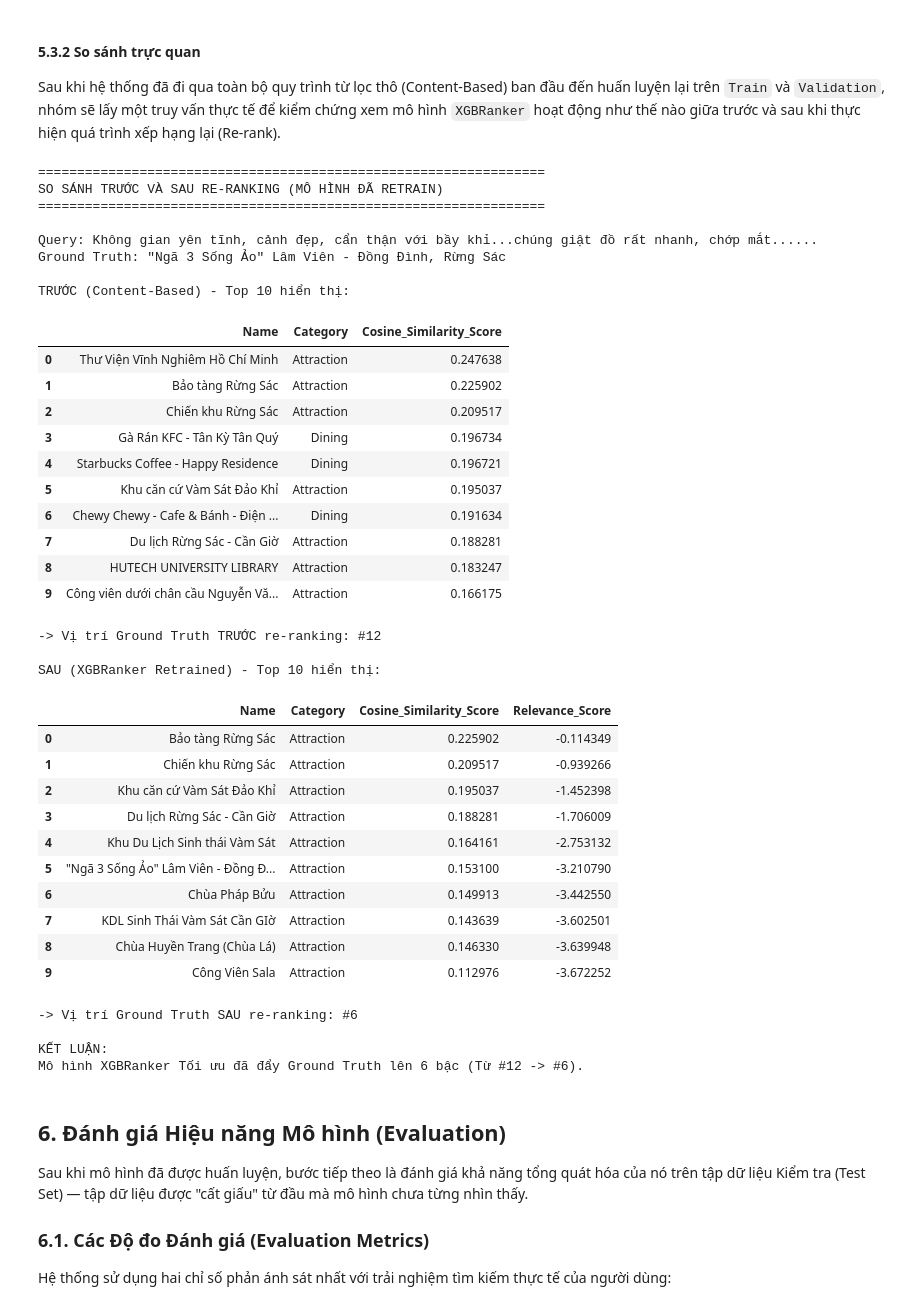
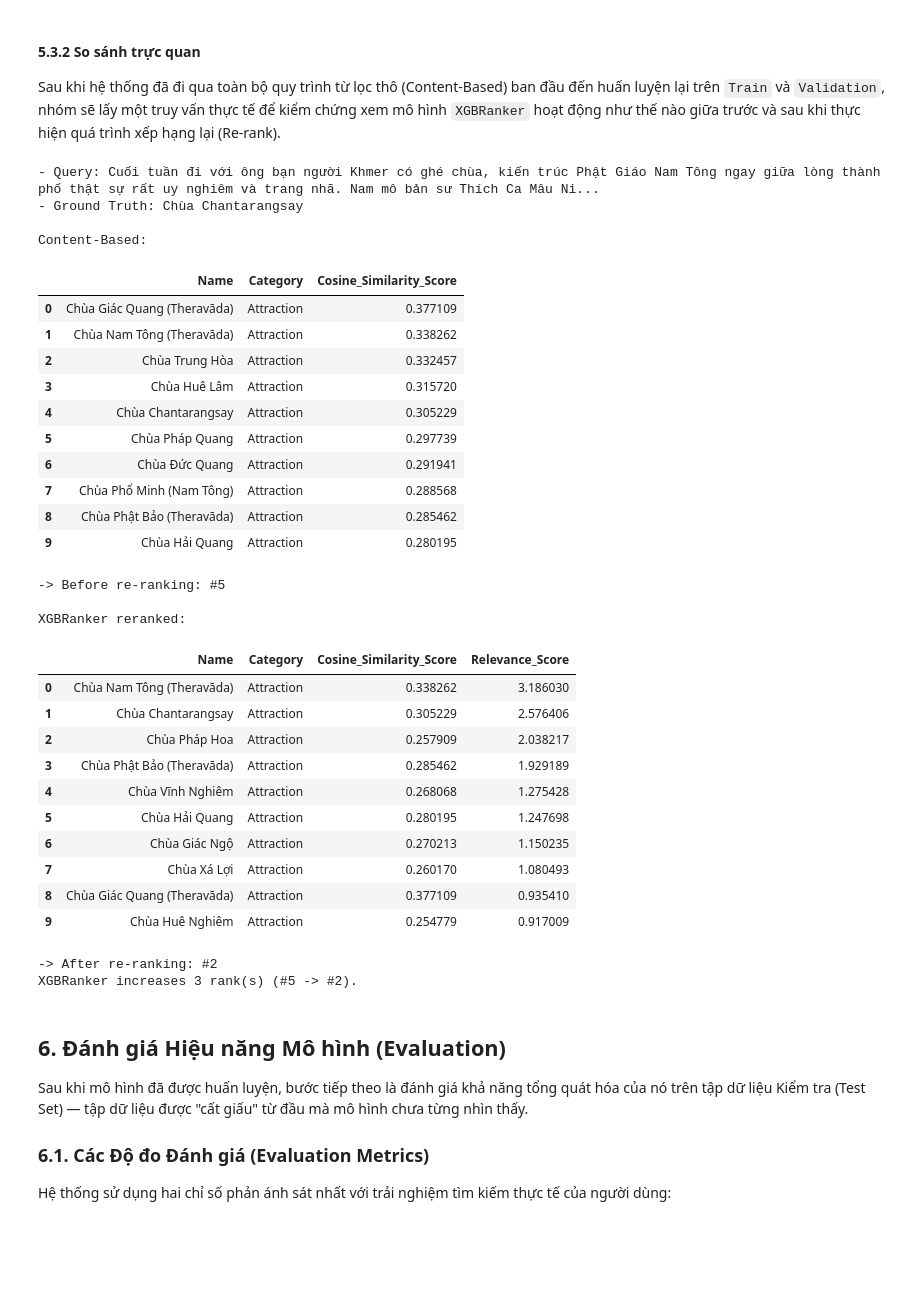
Before and after one commit to hnhan2005/CSC14005_IntroToML_Lab, a Jupyter notebook: notebooks/hybrid.ipynb, the cells around one changed output. Drawn from its saved outputs; the diff is of its cells as text; code cells hidden in the pictures; blank space fills up the shorter version.

```diff
--- a/notebooks/hybrid.ipynb
+++ b/notebooks/hybrid.ipynb
@@ -657,7 +657,7 @@ class TqdmXGBCallback(xgb_callback.TrainingCallback):
             total=self.n_estimators,
             desc='Training XGBoost',
             unit='tree',
-            ncols=100,
+            dynamic_ncols=True,
             bar_format='{l_bar}{bar}| {n_fmt}/{total_fmt} [{elapsed}<{remaining}, {rate_fmt}] {postfix}'
         )
         return model
@@ -673,7 +673,8 @@ class TqdmXGBCallback(xgb_callback.TrainingCallback):
                 for metric_name, values in metric_dict.items():
                     if values:  # Nếu có giá trị
                         value = values[-1]  # Lấy giá trị mới nhất
-                        key = f"{data_name}_{metric_name}"
+                        short_name = data_name.replace('validation_0', 'train').replace('validation_1', 'validation')
+                        key = f"{short_name}_{metric_name}"
                         metrics[key] = f"{value:.5f}"
 
                         # Track best score cho validation set
@@ -1417,9 +1401,9 @@ Sau khi hệ thống đã đi qua toàn bộ quy trình từ lọc thô (Content
 # %%
 # Test với 1 query mẫu - So sánh trước và sau re-ranking (Dùng model đã Retrain)
 if len(df_valid) > 0:
-    # Lấy 1 sample từ tập Validation (hoặc có thể đổi thành tập Test nếu bạn muốn)
-    sample_query = str(df_valid.iloc[2]['Comment'])
-    sample_ground_truth = df_valid.iloc[2]['Name']
+    # Lấy 1 sample từ tập Validation
+    sample_query = str(df_valid.iloc[8]['Comment'])
+    sample_ground_truth = df_valid.iloc[8]['Name']
 
     print(f"\n- Query: {sample_query[:200]}...")
     print(f"- Ground Truth: {sample_ground_truth}")
@@ -1440,66 +1424,60 @@ if len(df_valid) > 0:
         print(f"-> Ground truth is not in Top 100 before re-ranking.")
 
     # SAU RE-RANKING
     # SỰ THAY ĐỔI QUAN TRỌNG: Gọi hàm rerank từ biến xgb_ranker_retrained
     xgb_candidates = xgb_ranker_retrained.rerank(sample_query, top_k=100)
 
     print(f"\nXGBRanker reranked:")
     display(xgb_candidates[['Name', 'Category', 'Cosine_Similarity_Score', 'Relevance_Score']].head(10))
 
     # Kiểm tra vị trí Ground Truth SAU re-ranking
     xgb_names = xgb_candidates['Name'].tolist()
     if sample_ground_truth in xgb_names:
         xgb_rank = xgb_names.index(sample_ground_truth) + 1
         print(f"-> After re-ranking: #{xgb_rank}")
     else:
         xgb_rank = None
         print(f"-> Ground Truth is not in Top 100 after re-ranking.")
 
     if cbf_rank is not None and xgb_rank is not None:
         if xgb_rank < cbf_rank:
             print(f"XGBRanker increases {cbf_rank - xgb_rank} rank(s) (#{cbf_rank} -> #{xgb_rank}).")
         elif xgb_rank == cbf_rank:
             print(f"XGBRanker maintains at #{xgb_rank}).")
         else:
             print(f"XGBRanker decreases {xgb_rank - cbf_rank} rank(s) (#{cbf_rank} -> #{xgb_rank}).")
 # %% [output]
-=================================================================
-SO SÁNH TRƯỚC VÀ SAU RE-RANKING (MÔ HÌNH ĐÃ RETRAIN)
-=================================================================
+- Query: Cuối tuần đi với ông bạn người Khmer có ghé chùa, kiến trúc Phật Giáo Nam Tông ngay giữa lòng thành phố thật sự rất uy nghiêm và trang nhã. Nam mô bản sư Thích Ca Mâu Ni...
+- Ground Truth: Chùa Chantarangsay
 
-Query: Không gian yên tĩnh, cảnh đẹp, cẩn thận với bầy khỉ...chúng giật đồ rất nhanh, chớp mắt......
-Ground Truth: "Ngã 3 Sống Ảo" Lâm Viên - Đồng Đình, Rừng Sác
-
-TRƯỚC (Content-Based) - Top 10 hiển thị:
+Content-Based:
 |  | Name | Category | Cosine_Similarity_Score |
-| 0 | Thư Viện Vĩnh Nghiêm Hồ Chí Minh | Attraction | 0.247638 |
-| 1 | Bảo tàng Rừng Sác | Attraction | 0.225902 |
-| 2 | Chiến khu Rừng Sác | Attraction | 0.209517 |
-| 3 | Gà Rán KFC - Tân Kỳ Tân Quý | Dining | 0.196734 |
-| 4 | Starbucks Coffee - Happy Residence | Dining | 0.196721 |
-| 5 | Khu căn cứ Vàm Sát Đảo Khỉ | Attraction | 0.195037 |
-| 6 | Chewy Chewy - Cafe & Bánh - Điện ... | Dining | 0.191634 |
-| 7 | Du lịch Rừng Sác - Cần Giờ | Attraction | 0.188281 |
-| 8 | HUTECH UNIVERSITY LIBRARY | Attraction | 0.183247 |
-| 9 | Công viên dưới chân cầu Nguyễn Vă... | Attraction | 0.166175 |
+| 0 | Chùa Giác Quang (Theravāda) | Attraction | 0.377109 |
+| 1 | Chùa Nam Tông (Theravāda) | Attraction | 0.338262 |
+| 2 | Chùa Trung Hòa | Attraction | 0.332457 |
+| 3 | Chùa Huê Lâm | Attraction | 0.315720 |
+| 4 | Chùa Chantarangsay | Attraction | 0.305229 |
+| 5 | Chùa Pháp Quang | Attraction | 0.297739 |
+| 6 | Chùa Đức Quang | Attraction | 0.291941 |
+| 7 | Chùa Phổ Minh (Nam Tông) | Attraction | 0.288568 |
+| 8 | Chùa Phật Bảo (Theravāda) | Attraction | 0.285462 |
+| 9 | Chùa Hải Quang | Attraction | 0.280195 |
--> Vị trí Ground Truth TRƯỚC re-ranking: #12
+-> Before re-ranking: #5
 
-SAU (XGBRanker Retrained) - Top 10 hiển thị:
+XGBRanker reranked:
 |  | Name | Category | Cosine_Similarity_Score | Relevance_Score |
-| 0 | Bảo tàng Rừng Sác | Attraction | 0.225902 | -0.114349 |
-| 1 | Chiến khu Rừng Sác | Attraction | 0.209517 | -0.939266 |
-| 2 | Khu căn cứ Vàm Sát Đảo Khỉ | Attraction | 0.195037 | -1.452398 |
-| 3 | Du lịch Rừng Sác - Cần Giờ | Attraction | 0.188281 | -1.706009 |
-| 4 | Khu Du Lịch Sinh thái Vàm Sát | Attraction | 0.164161 | -2.753132 |
-| 5 | "Ngã 3 Sống Ảo" Lâm Viên - Đồng Đ... | Attraction | 0.153100 | -3.210790 |
-| 6 | Chùa Pháp Bửu | Attraction | 0.149913 | -3.442550 |
-| 7 | KDL Sinh Thái Vàm Sát Cần GIờ | Attraction | 0.143639 | -3.602501 |
-| 8 | Chùa Huyền Trang (Chùa Lá) | Attraction | 0.146330 | -3.639948 |
-| 9 | Công Viên Sala | Attraction | 0.112976 | -3.672252 |
+| 0 | Chùa Nam Tông (Theravāda) | Attraction | 0.338262 | 3.186030 |
+| 1 | Chùa Chantarangsay | Attraction | 0.305229 | 2.576406 |
+| 2 | Chùa Pháp Hoa | Attraction | 0.257909 | 2.038217 |
+| 3 | Chùa Phật Bảo (Theravāda) | Attraction | 0.285462 | 1.929189 |
+| 4 | Chùa Vĩnh Nghiêm | Attraction | 0.268068 | 1.275428 |
+| 5 | Chùa Hải Quang | Attraction | 0.280195 | 1.247698 |
+| 6 | Chùa Giác Ngộ | Attraction | 0.270213 | 1.150235 |
+| 7 | Chùa Xá Lợi | Attraction | 0.260170 | 1.080493 |
+| 8 | Chùa Giác Quang (Theravāda) | Attraction | 0.377109 | 0.935410 |
+| 9 | Chùa Huê Nghiêm | Attraction | 0.254779 | 0.917009 |
--> Vị trí Ground Truth SAU re-ranking: #6
-
-KẾT LUẬN:
-Mô hình XGBRanker Tối ưu đã đẩy Ground Truth lên 6 bậc (Từ #12 -> #6).
+-> After re-ranking: #2
+XGBRanker increases 3 rank(s) (#5 -> #2).
 # %% [markdown]
 ## **6. Đánh giá Hiệu năng Mô hình (Evaluation)**
 
```
Also changed, not shown: parts of 18 cells of this notebook.
